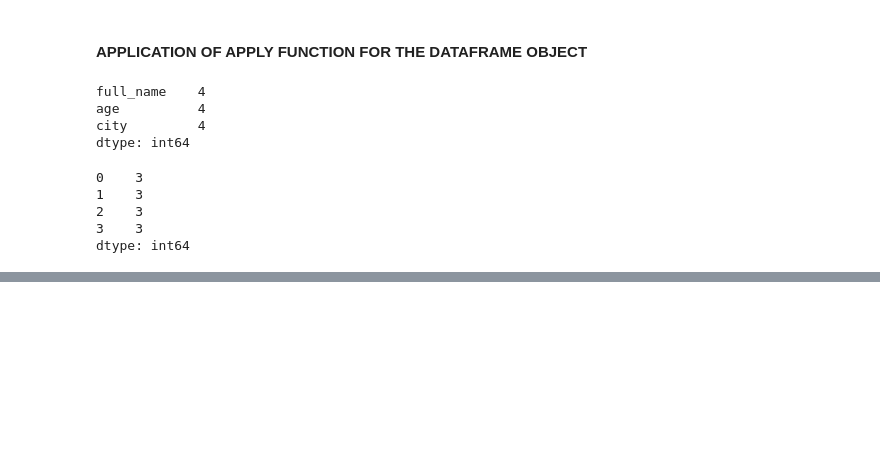
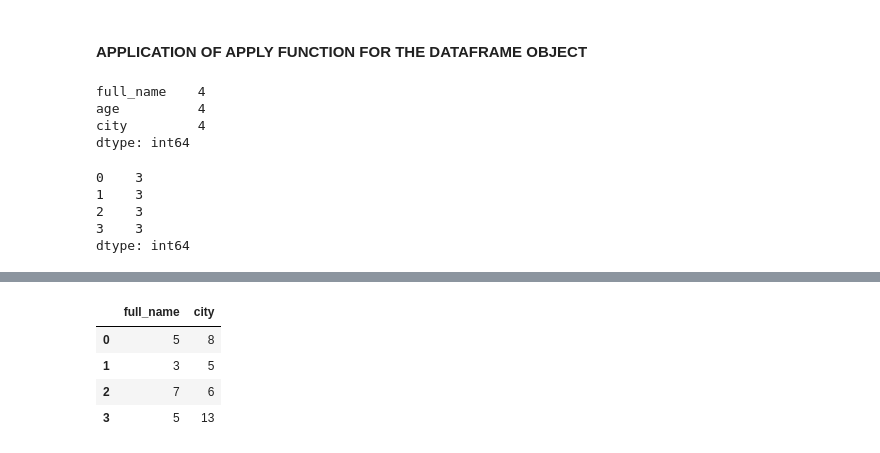
Before and after one commit to TechieBalu/Guide-To-Advance-Python-Concepts, a Jupyter notebook: Pandas by Corey Schafer/5- Updating Rows and Columns.ipynb, the cells around one changed output, grey strips where cells are left out. Saved outputs shown, nothing was run; the diff lists cells and outputs as text; code cells hidden in the pictures; blank space fills up the shorter version.

```diff
--- a/Pandas by Corey Schafer/5- Updating Rows and Columns.ipynb
+++ b/Pandas by Corey Schafer/5- Updating Rows and Columns.ipynb
@@ -377,0 +388,9 @@ dtype: int64
+# %%
+# not running the apply map on full dataset, because it has integer values
+data[["full_name", "city"]].applymap(len)
+# %% [output]
+|  | full_name | city |
+| 0 | 5 | 8 |
+| 1 | 3 | 5 |
+| 2 | 7 | 6 |
+| 3 | 5 | 13 |
```
Also changed, not shown: parts of 24 cells of this notebook, 1 other file.
